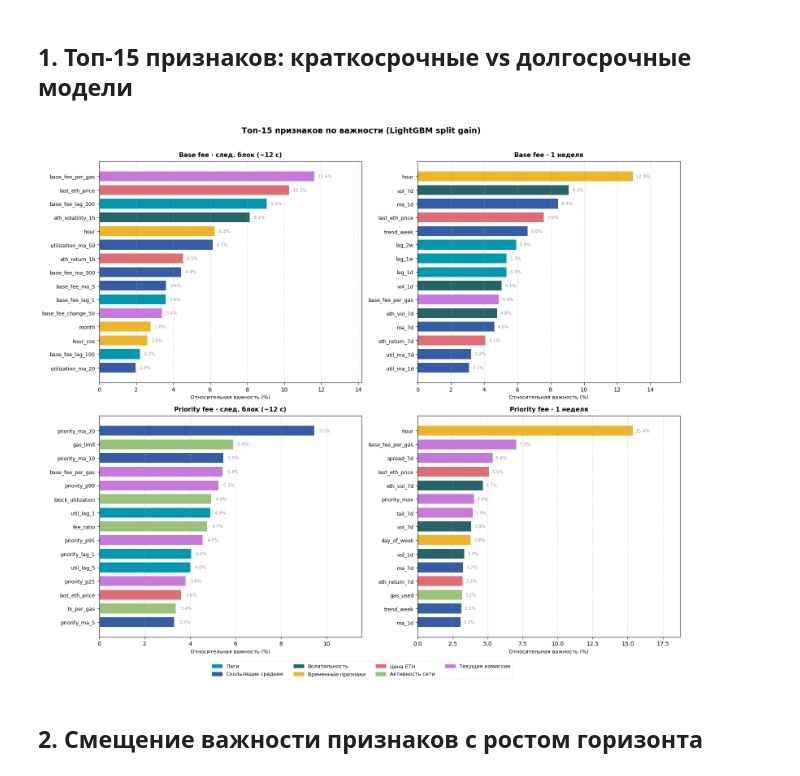
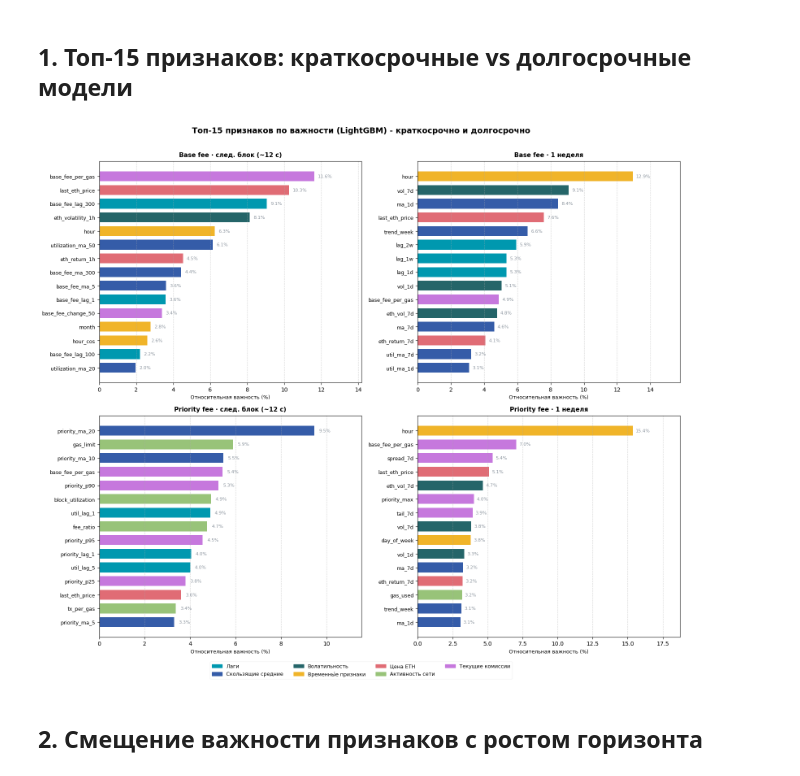
Before and after one commit to dizpatcher/ethereum-fee, a Jupyter notebook: notebooks/feature_importance.ipynb, the cells around one changed output. Cells and saved outputs as stored; diff of their text form; code cells hidden in the pictures.

```diff
--- a/notebooks/feature_importance.ipynb
+++ b/notebooks/feature_importance.ipynb
@@ -116,7 +116,7 @@ PANEL_TITLES = {
 
 fig, axes = plt.subplots(2, 2, figsize=(16, 13))
 fig.suptitle(
-    "Топ-15 признаков по важности (LightGBM split gain)",
+    "Топ-15 признаков по важности (LightGBM) - краткосрочно и долгосрочно",
     fontsize=14, fontweight="bold", y=1.01
 )
 
@@ -139,34 +139,34 @@ for ax, key in zip(ax_flat, order):
     for bar, val in zip(bars, imp.values):
         ax.text(
             bar.get_width() + 0.2, bar.get_y() + bar.get_height() / 2,
             f"{val*100:.1f}%", va="center", fontsize=8, color="#8b949e"
         )
 
     ax.set_yticks(range(len(imp)))
     ax.set_yticklabels(imp.index, fontsize=9)
     ax.invert_yaxis()
     ax.set_xlabel("Относительная важность (%)", fontsize=9)
     ax.set_title(PANEL_TITLES[key], fontsize=11, fontweight="bold", pad=8)
     ax.grid(True, axis="x", ls="--", alpha=0.5)
     ax.set_xlim(0, imp.values[0] * 100 * 1.22)
 
 
 legend_handles = [
     mpatches.Patch(color=color, label=label)
     for _, label, color in CATEGORY_MAP
 ] + [mpatches.Patch(color=DEFAULT_CAT[1], label=DEFAULT_CAT[0])]
 
 fig.legend(
     handles=legend_handles, loc="lower center",
     ncol=4, fontsize=9, framealpha=0.2,
     bbox_to_anchor=(0.5, -0.04)
 )
 
 plt.tight_layout()
 # plt.savefig("feature_importance_top15.png", dpi=150, bbox_inches="tight", facecolor="#0d1117")
 plt.show()
 # %% [output]
-[figure, old version]
+[figure, new version]
 # %% [markdown]
 ## 2. Смещение важности признаков с ростом горизонта
 # %%
```
Also changed, not shown: 1 other file.
